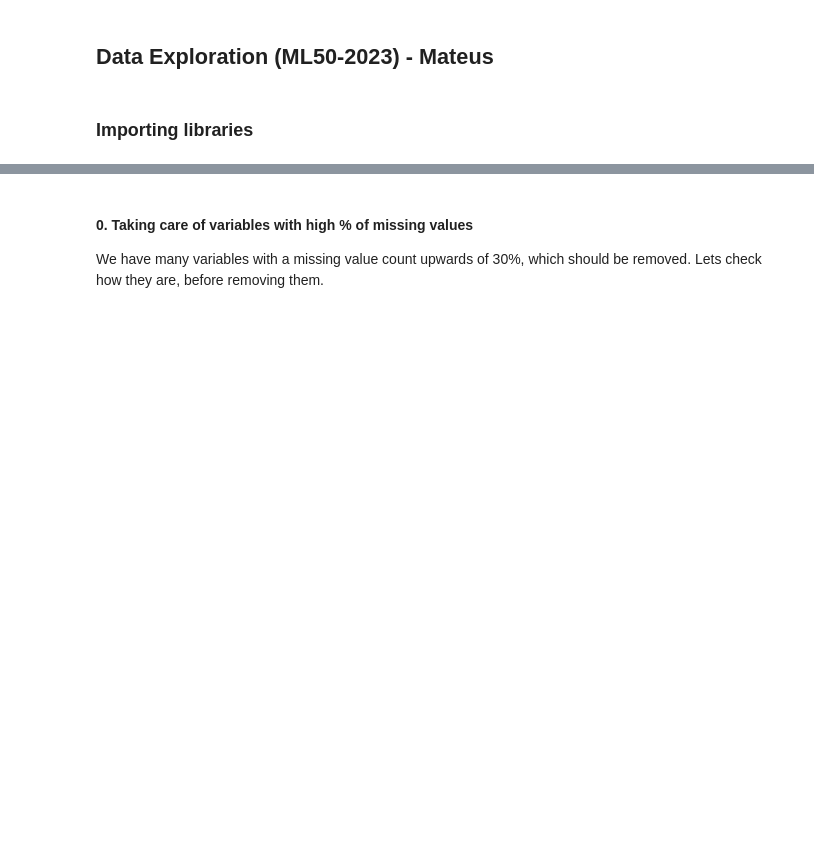
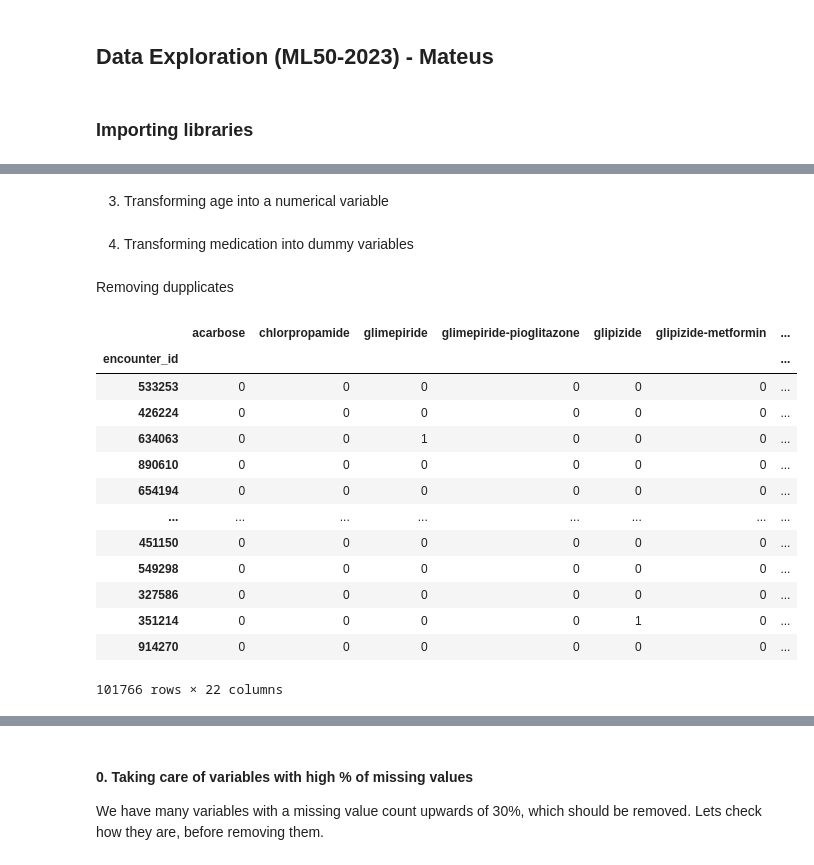
Before and after one commit to amarmate/ML50-2023, a Jupyter notebook: Data Handling/Mateus_exploration.ipynb, the cells around one changed output, grey strips where cells are left out. Saved outputs shown, nothing was run; the diff lists cells and outputs as text; code cells hidden in the pictures; blank space fills up the shorter version.

```diff
--- a/Data Handling/Mateus_exploration.ipynb
+++ b/Data Handling/Mateus_exploration.ipynb
@@ -71,0 +133,7 @@ data.head(8).T
+# %%
+# First we need to convert ? to NaN
+# Print which features contain '?'
+print('Features with ? : ', data.columns[data.isin(['?']).any()].tolist())
+
+# Replace ? with NaN
+data.replace('?', np.nan, inplace=True)
@@ -71,0 +159,2 @@ data.head(8).T
+# %% [markdown]
+3. Transforming age into a numerical variable
@@ -71,0 +163,2 @@ data.head(8).T
+# %% [markdown]
+4. Transforming medication into dummy variables
@@ -71,0 +173,27 @@ data.head(8).T
+# %% [markdown]
+Removing dupplicates
+# %%
+unique_cols = meds.columns.unique()
+new_meds = pd.DataFrame(columns=unique_cols)
+for col in unique_cols:
+    if type(meds[col]) == pd.Series:
+        new_meds[col] = meds[col]
+    else:
+        new_meds[col] = meds[col].max(axis=1)
+meds = new_meds
+meds
+# %% [output]
+|  | acarbose | chlorpropamide | glimepiride | glimepiride-pioglitazone | glipizide | glipizide-metformin | ... |
+| encounter_id |  |  |  |  |  |  | ... |
+| 533253 | 0 | 0 | 0 | 0 | 0 | 0 | ... |
+| 426224 | 0 | 0 | 0 | 0 | 0 | 0 | ... |
+| 634063 | 0 | 0 | 1 | 0 | 0 | 0 | ... |
+| 890610 | 0 | 0 | 0 | 0 | 0 | 0 | ... |
+| 654194 | 0 | 0 | 0 | 0 | 0 | 0 | ... |
+| ... | ... | ... | ... | ... | ... | ... | ... |
+| 451150 | 0 | 0 | 0 | 0 | 0 | 0 | ... |
+| 549298 | 0 | 0 | 0 | 0 | 0 | 0 | ... |
+| 327586 | 0 | 0 | 0 | 0 | 0 | 0 | ... |
+| 351214 | 0 | 0 | 0 | 0 | 1 | 0 | ... |
+| 914270 | 0 | 0 | 0 | 0 | 0 | 0 | ... |
+101766 rows × 22 columns
```
Also changed, not shown: parts of 42 cells of this notebook.
